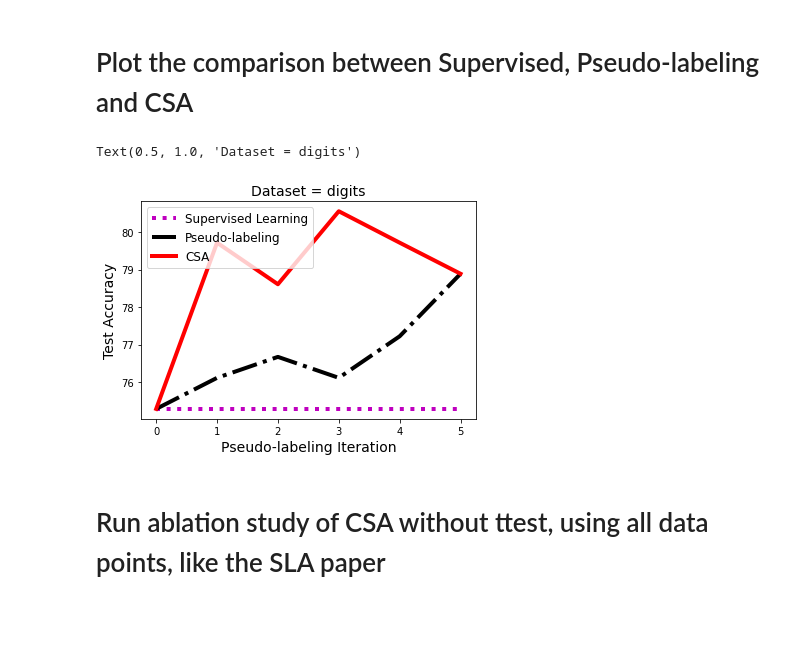
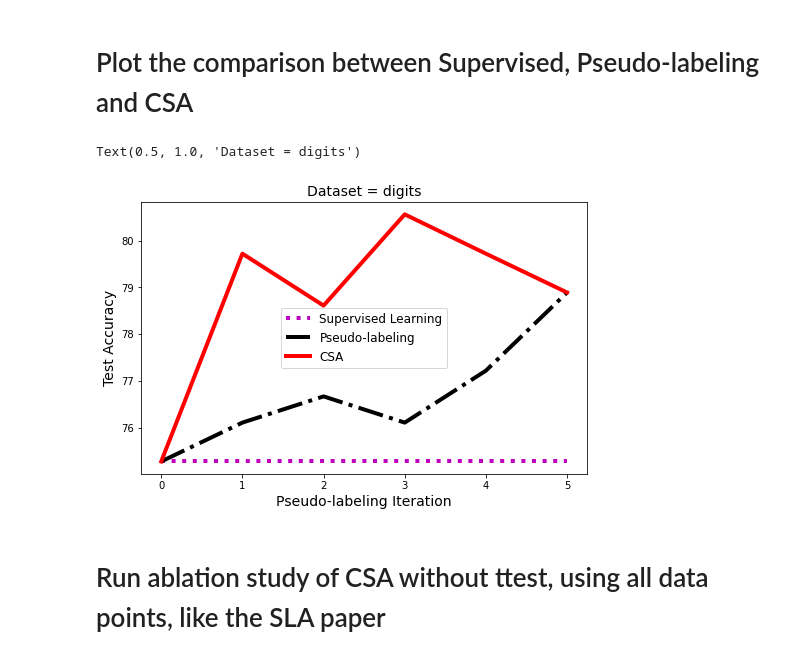
Before and after one commit to amzn/confident-sinkhorn-allocation, a Jupyter notebook: demo_ConfidentSinkhornAllocation.ipynb, the cells around one changed output. Cells and saved outputs as stored; diff of their text form; code cells hidden in the pictures; blank space fills up the shorter version.

```diff
--- a/demo_ConfidentSinkhornAllocation.ipynb
+++ b/demo_ConfidentSinkhornAllocation.ipynb
@@ -299,29 +299,29 @@ MaxPseudoPoint [5, 4, 4, 3, 4, 3, 4, 3, 2, 2]
 # %%
 # plot in the same axis
 
 supervised_learning_result=[ supervised_learning_accuracy ]*len(pseudo_labeling_accuracy)
 
-plt.figure()
+plt.figure(figsize=(8,5))
 
 # Supervised Learning
 plt.plot(np.arange(len(pseudo_labeling_accuracy)),\
          supervised_learning_result,'m:',linewidth=4,label="Supervised Learning")
 
 # Pseudo Labeling
 plt.plot(pseudo_labeling_accuracy,'k-.',linewidth=4,label='Pseudo-labeling')
 
 # CSA
 plt.plot(csa_accuracy,'r-',linewidth=4,label='CSA')
 
 plt.xlabel("Pseudo-labeling Iteration",fontsize=14)
 plt.ylabel("Test Accuracy",fontsize=14)
 
 plt.legend(fontsize=12)
 
 plt.title("Dataset = " + dataset_name,fontsize=14 )
 # %% [output]
 Text(0.5, 1.0, 'Dataset = digits')
-[figure, old version]
+[figure, new version]
 # %% [markdown]
 # Run ablation study of CSA without ttest, using all data points, like the SLA paper
 # %%
```
Also changed, not shown: parts of 2 cells of this notebook.
